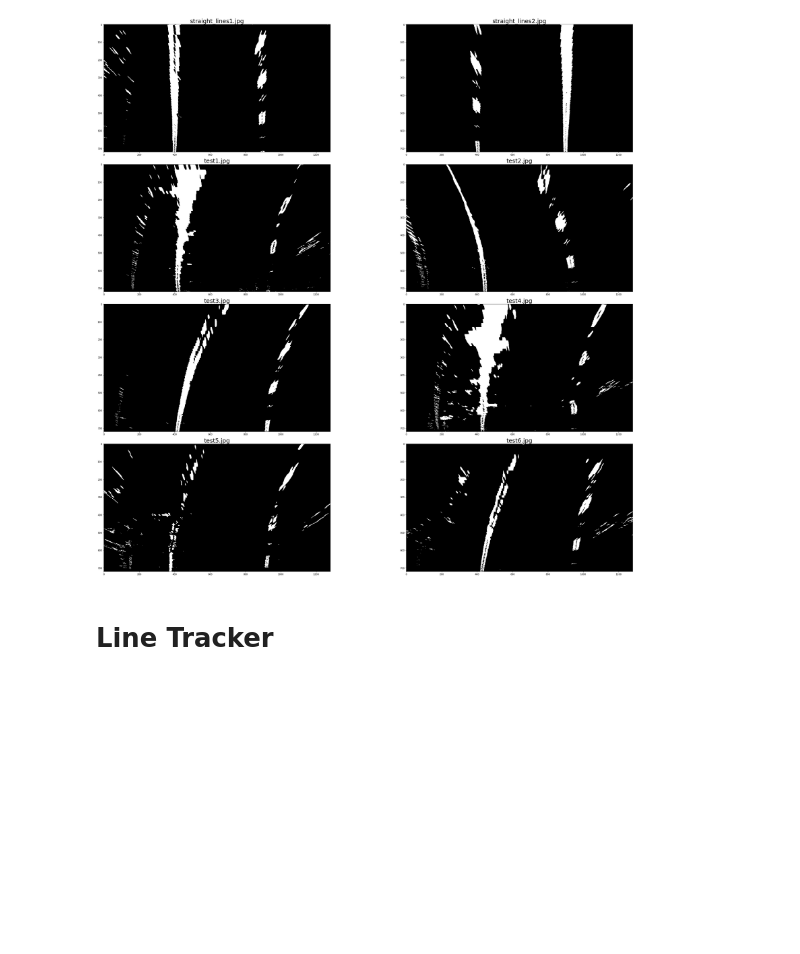
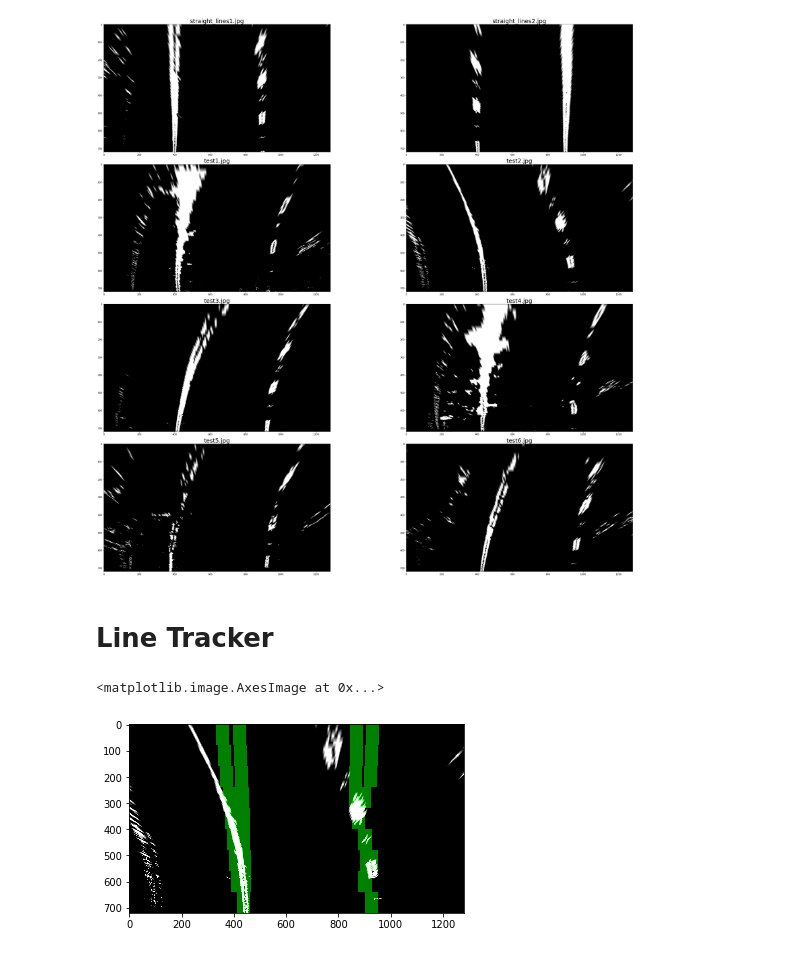
Before and after one commit to muhabdulhaq/advanced-lane-line-tracking, a Jupyter notebook: Advanced-Lane-Line-Tracking.ipynb, the cells around one changed output. Cells and saved outputs as stored; diff of their text form; code cells hidden in the pictures; blank space fills up the shorter version.

```diff
--- a/Advanced-Lane-Line-Tracking.ipynb
+++ b/Advanced-Lane-Line-Tracking.ipynb
@@ -406,3 +407,50 @@ class Tracker():
         self.recent_centers.append(window_centroids)
 
         return np.average(self.recent_centers[-self.smooth_factor:], axis=0)
+# %%
+def window_mask(width, height, img_ref, center, level):
+    ''' Creates a mask of 1's
+    '''
+    h,w = img_ref.shape
+    output = np.zeros_like(img_ref)
+    output[int(h-(level+1)*height):int(h-level*height),max(0,int(center-width)):min(int(center+width),w)] = 1
+    return output
+# %%
+# For image in video...?
+img = mpimg.imread('./test_images/test2.jpg')
+img = calibrate_image(img)
+img = gradient_plus_color_transform(img)
+warped = cv2.warpPerspective(img, M, img.shape[::-1], flags=cv2.INTER_LINEAR)
+w,h = img.shape[::-1] # Width x Height instead of Height x Width
+
+# fig, ax = plt.subplots(figsize=(40, 20))
+# ax.imshow(img, cmap='gray')
+
+window_width=25
+window_height=80
+
+curve_centers = Tracker(window_width=window_width, window_height=window_width, margin=25,
+                        ym=10/720, xm=4/384, smooth_factor=15)
+window_centroids = curve_centers.find_window_centroids(warped)
+
+l_points = np.zeros_like(warped)
+r_points = np.zeros_like(warped)
+
+for level in range(0, len(window_centroids)):
+    l_mask = window_mask(window_width, window_height, warped, window_centroids[level][0],level)
+    r_mask = window_mask(window_width, window_height, warped, window_centroids[level][1],level)
+
+    l_points [(l_points == 255) | ((l_mask == 1))] = 255
+    r_points [(r_points == 255) | ((r_mask == 1))] = 255
+
+template = np.array(r_points+l_points, np.uint8) # merge left and right window pixels
+zero_channel = np.zeros_like(template)
+template = np.array(cv2.merge((zero_channel,template,zero_channel)), np.uint8)
+warpage = np.array(cv2.merge((warped,warped,warped)), np.uint8)
+result = cv2.addWeighted(warpage, 1, template, 0.5, 0.0)
+
+# result = warped
+plt.imshow(result)
+# %% [output]
+<matplotlib.image.AxesImage at 0x...>
+[figure, added]
```
Also changed, not shown: parts of 5 cells of this notebook.
